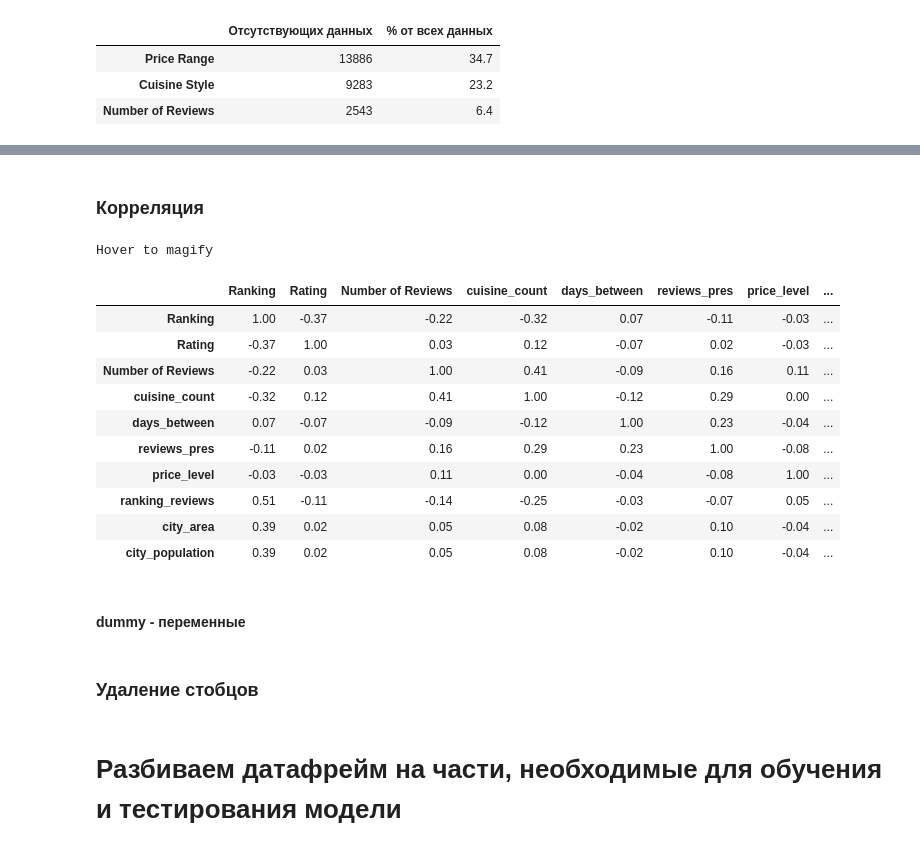
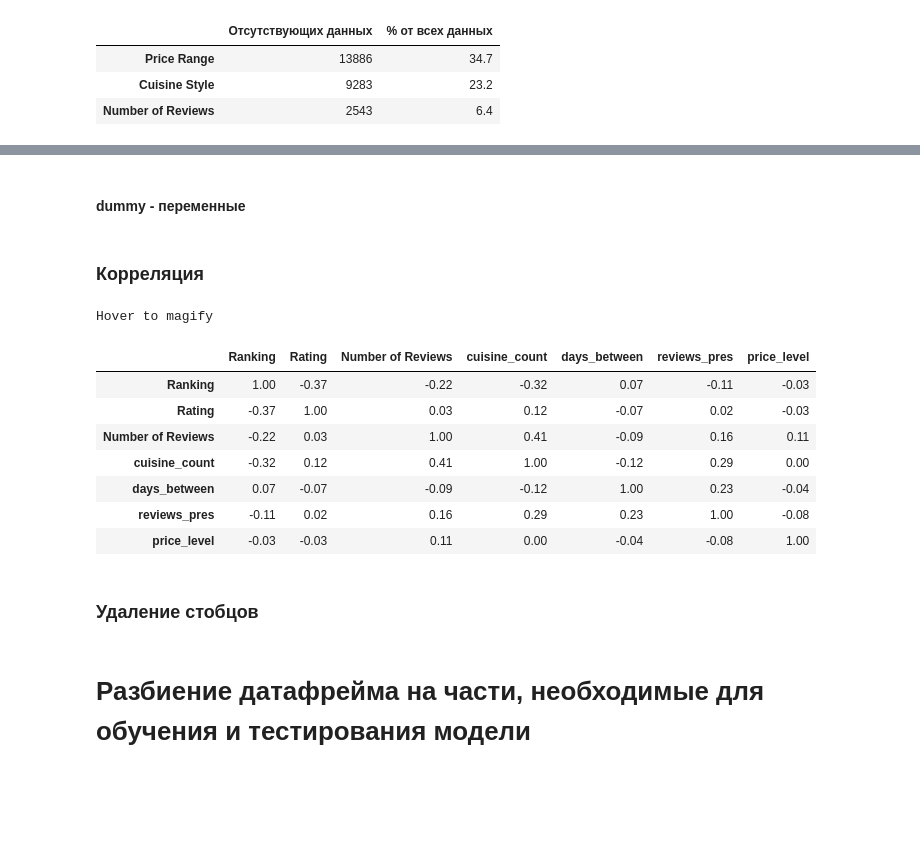
Before and after one commit to AndryeQib/sf_studies, a Jupyter notebook: module_3/Project_3.ipynb, the cells around one changed output, grey strips where cells are left out. Drawn from its saved outputs; the diff is of its cells as text; code cells hidden in the pictures; blank space fills up the shorter version.

```diff
--- a/module_3/Project_3.ipynb
+++ b/module_3/Project_3.ipynb
@@ -169,9 +88,0 @@ df['Number of Reviews'] = df[['Number of Reviews', 'reviews_dates']].apply(numbe
-# %%
-# Ranking/Number of Reviews
-def ranking_reviews(value):
-    if value[1] > 0:
-        return value[0] / value[1]
-    else:
-        return 0
-
-df['ranking_reviews'] = df[['Ranking', 'Number of Reviews']].apply(ranking_reviews, axis=1)
@@ -258,38 +292,55 @@ df['city_population'] = df['City'].apply(city_area)
+# %% [markdown]
+#### dummy - переменные
+# %%
+# dummy - переменные
+city_dum = pd.get_dummies(df['City'])
+country_dum = pd.get_dummies(df['country'])
+
+cuisine = df['Cuisine Style']
+mlb = MultiLabelBinarizer()
+cuisine_dum = pd.DataFrame(mlb.fit_transform(cuisine),columns=mlb.classes_, index=df.index)
+# %%
+df = df.join(city_dum)
+df = df.join(country_dum)
+df = df.join(cuisine_dum)
 # %% [markdown]
 ### Корреляция
 # %%
-corr = df.corr()
+corr_df = df[
+    [
+        'Ranking', 'Rating', 'Number of Reviews',
+        'cuisine_count', 'days_between',
+        'reviews_pres', 'price_level'
+    ]
+]
+
+corr = corr_df.corr()
 cmap = sns.diverging_palette(5, 250, as_cmap=True)
 
 def magnify():
     return [dict(selector="th",
                  props=[("font-size", "7pt")]),
             dict(selector="td",
                  props=[('padding', "0em 0em")]),
             dict(selector="th:hover",
                  props=[("font-size", "12pt")]),
             dict(selector="tr:hover td:hover",
                  props=[('max-width', '200px'),
-                        ('font-size', '12pt')])
-]
+                        ('font-size', '12pt')])]
+
 
 corr.style.background_gradient(cmap, axis=1)\
     .set_properties(**{'max-width': '80px', 'font-size': '10pt'})\
     .set_caption("Hover to magify")\
     .set_precision(2)\
     .set_table_styles(magnify())
 # %% [output]
 Hover to magify
-|  | Ranking | Rating | Number of Reviews | cuisine_count | days_between | reviews_pres | price_level | ... |
-| Ranking | 1.00 | -0.37 | -0.22 | -0.32 | 0.07 | -0.11 | -0.03 | ... |
-| Rating | -0.37 | 1.00 | 0.03 | 0.12 | -0.07 | 0.02 | -0.03 | ... |
-| Number of Reviews | -0.22 | 0.03 | 1.00 | 0.41 | -0.09 | 0.16 | 0.11 | ... |
-| cuisine_count | -0.32 | 0.12 | 0.41 | 1.00 | -0.12 | 0.29 | 0.00 | ... |
-| days_between | 0.07 | -0.07 | -0.09 | -0.12 | 1.00 | 0.23 | -0.04 | ... |
-| reviews_pres | -0.11 | 0.02 | 0.16 | 0.29 | 0.23 | 1.00 | -0.08 | ... |
-| price_level | -0.03 | -0.03 | 0.11 | 0.00 | -0.04 | -0.08 | 1.00 | ... |
-| ranking_reviews | 0.51 | -0.11 | -0.14 | -0.25 | -0.03 | -0.07 | 0.05 | ... |
-| city_area | 0.39 | 0.02 | 0.05 | 0.08 | -0.02 | 0.10 | -0.04 | ... |
-| city_population | 0.39 | 0.02 | 0.05 | 0.08 | -0.02 | 0.10 | -0.04 | ... |
+|  | Ranking | Rating | Number of Reviews | cuisine_count | days_between | reviews_pres | price_level |
+| Ranking | 1.00 | -0.37 | -0.22 | -0.32 | 0.07 | -0.11 | -0.03 |
+| Rating | -0.37 | 1.00 | 0.03 | 0.12 | -0.07 | 0.02 | -0.03 |
+| Number of Reviews | -0.22 | 0.03 | 1.00 | 0.41 | -0.09 | 0.16 | 0.11 |
+| cuisine_count | -0.32 | 0.12 | 0.41 | 1.00 | -0.12 | 0.29 | 0.00 |
+| days_between | 0.07 | -0.07 | -0.09 | -0.12 | 1.00 | 0.23 | -0.04 |
+| reviews_pres | -0.11 | 0.02 | 0.16 | 0.29 | 0.23 | 1.00 | -0.08 |
+| price_level | -0.03 | -0.03 | 0.11 | 0.00 | -0.04 | -0.08 | 1.00 |
-# %% [markdown]
-#### dummy - переменные
@@ -308,6 +355,6 @@ drop_col = ['City', 'Cuisine Style',
 df = df.drop(columns=drop_col, axis=1)
 # %% [markdown]
-# Разбиваем датафрейм на части, необходимые для обучения и тестирования модели
+# Разбиение датафрейма на части, необходимые для обучения и тестирования модели
 # %%
 # Х - данные с информацией о ресторанах, у - целевая переменная (рейтинги ресторанов)
 X = df.drop(['Restaurant_id', 'Rating'], axis = 1)
```
Also changed, not shown: parts of 22 cells of this notebook.
